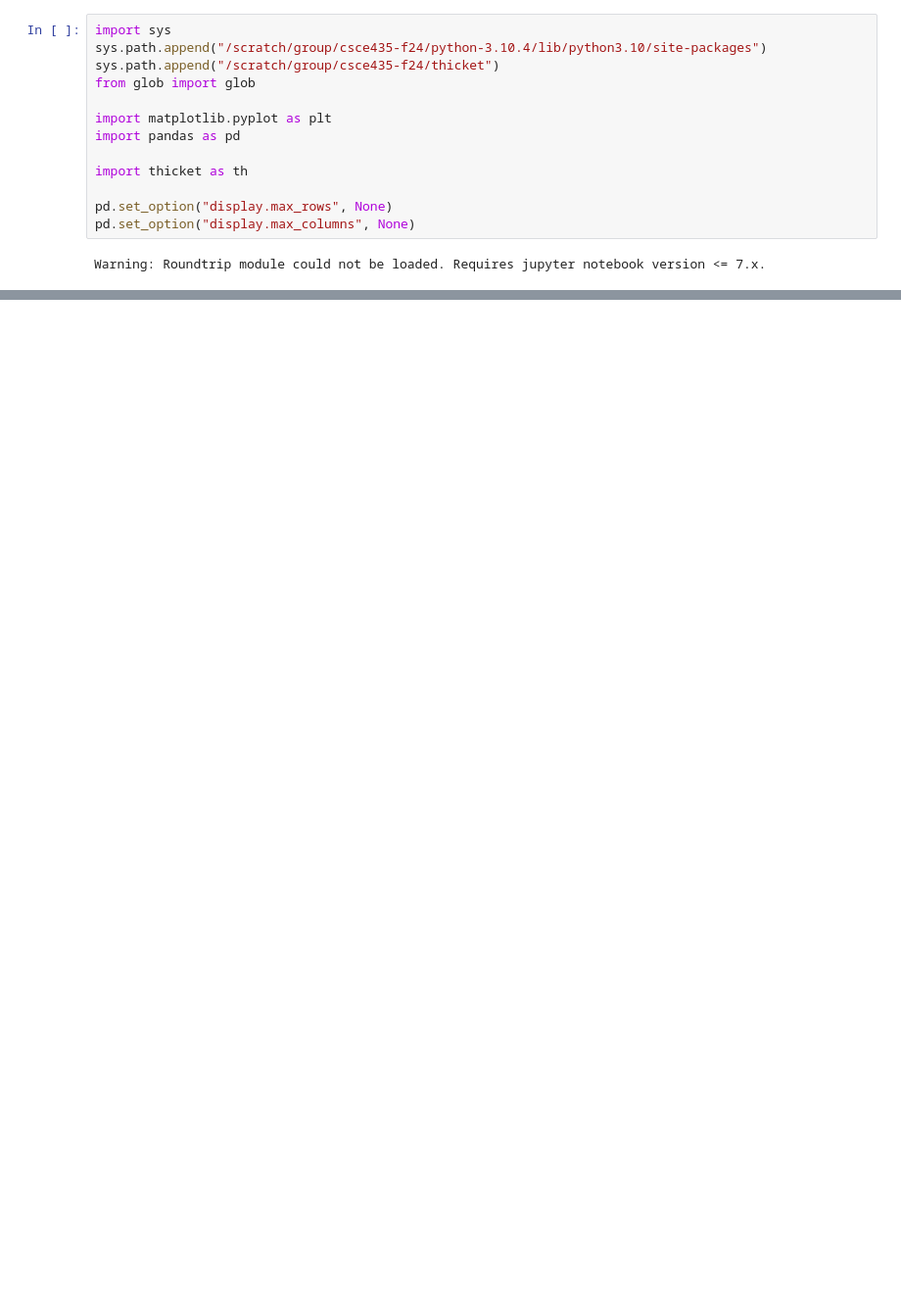
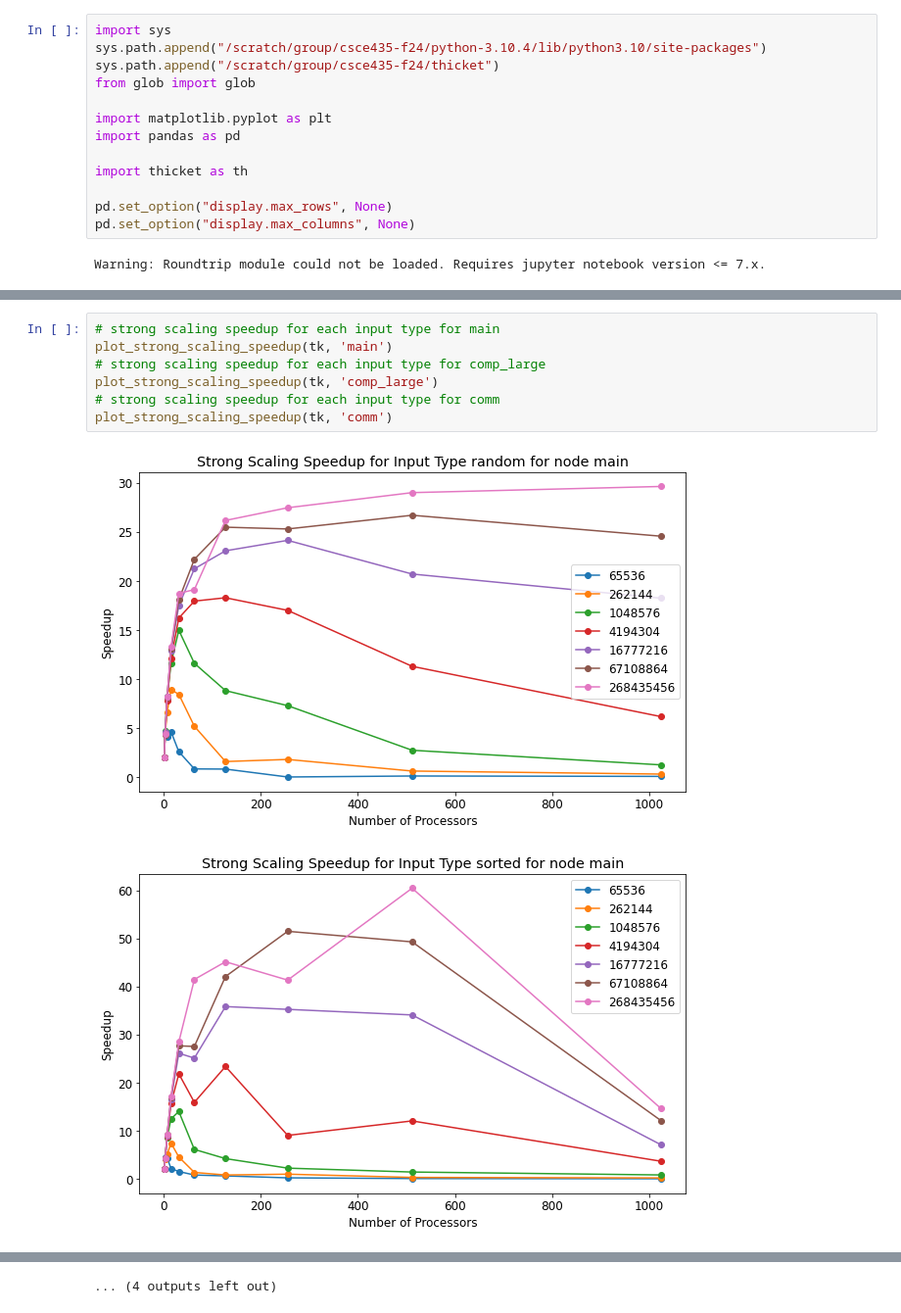
Before and after one commit to christionbradley/435-group-proj, a Jupyter notebook: Sample_Sort/group-proj-analysis.ipynb, the cells around one changed output, grey strips where cells are left out. Shown at 98% size. Cells and saved outputs as stored; diff of their text form; blank space fills up the shorter version.

```diff
--- a/Sample_Sort/group-proj-analysis.ipynb
+++ b/Sample_Sort/group-proj-analysis.ipynb
@@ -206,0 +138,10 @@ for node in tk.graph.traverse():
+# %%
+# strong scaling speedup for each input type for main
+plot_strong_scaling_speedup(tk, 'main')
+# strong scaling speedup for each input type for comp_large
+plot_strong_scaling_speedup(tk, 'comp_large')
+# strong scaling speedup for each input type for comm
+plot_strong_scaling_speedup(tk, 'comm')
+# %% [output]
+[figure, added]
+[figure, added]
@@ -206,0 +158 @@ for node in tk.graph.traverse():
+... (4 outputs left out)
```
Also changed, not shown: parts of 18 cells of this notebook.
